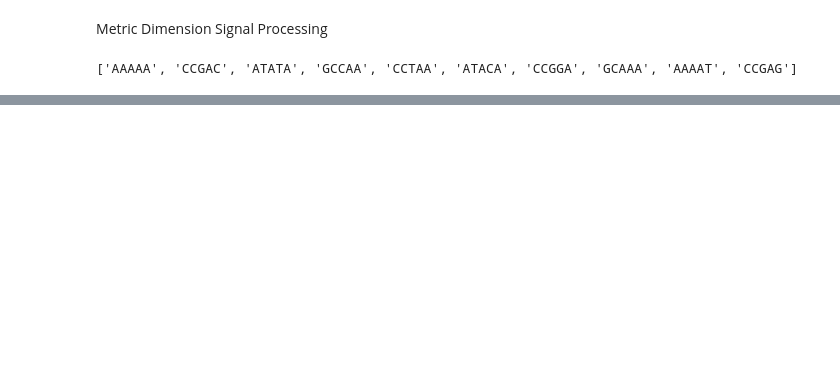
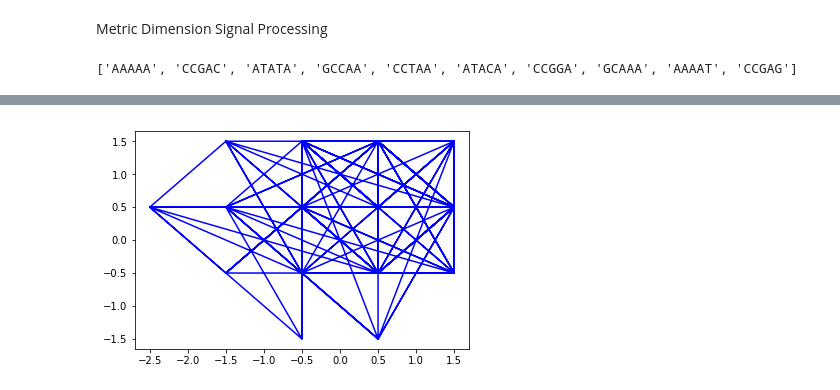
Before and after one commit to jokesire/CSCI4314_FinalProject, a Jupyter notebook: Signal Processing.ipynb, the cells around one changed output, grey strips where cells are left out. Drawn from its saved outputs; the diff is of its cells as text; code cells hidden in the pictures; blank space fills up the shorter version.

```diff
--- a/Signal Processing.ipynb
+++ b/Signal Processing.ipynb
@@ -198,3 +209,8 @@ print(features[0])
 # %%
 with open('MD_freqFeats.tup', 'wb') as f:
     pickle.dump((features,labels),f)
+# %%
+plt.plot(p1[0],p2[0],'b-')
+plt.show()
+# %% [output]
+[figure, added]
```
Also changed, not shown: parts of 6 cells of this notebook, 5 other files.
